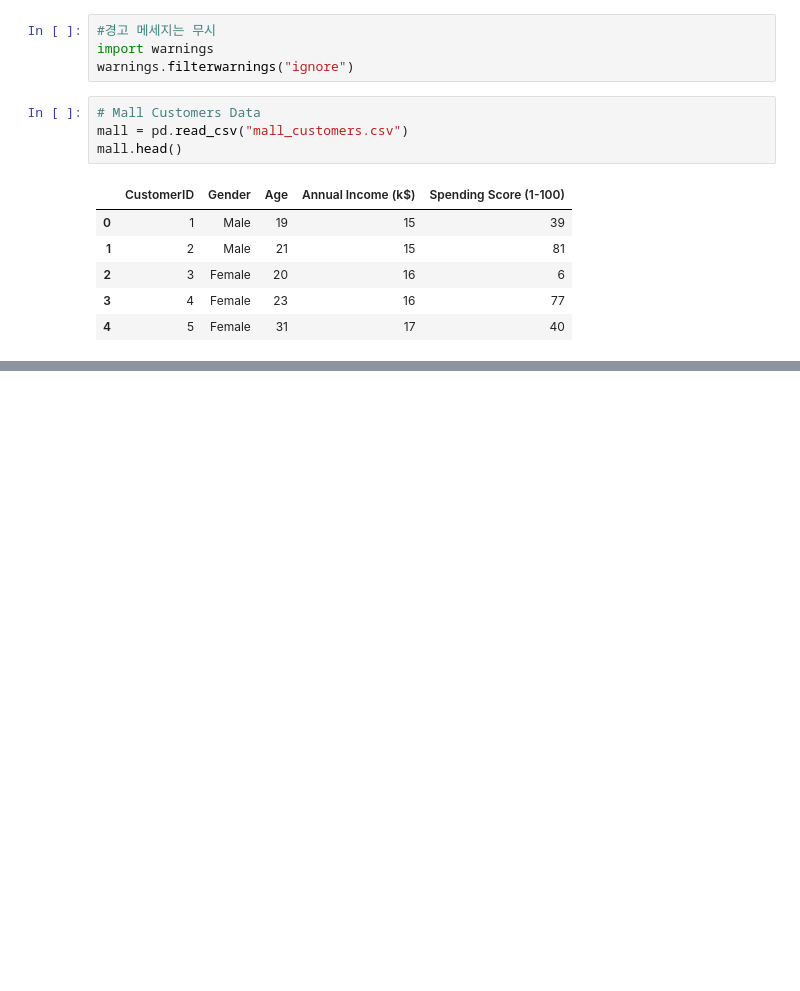
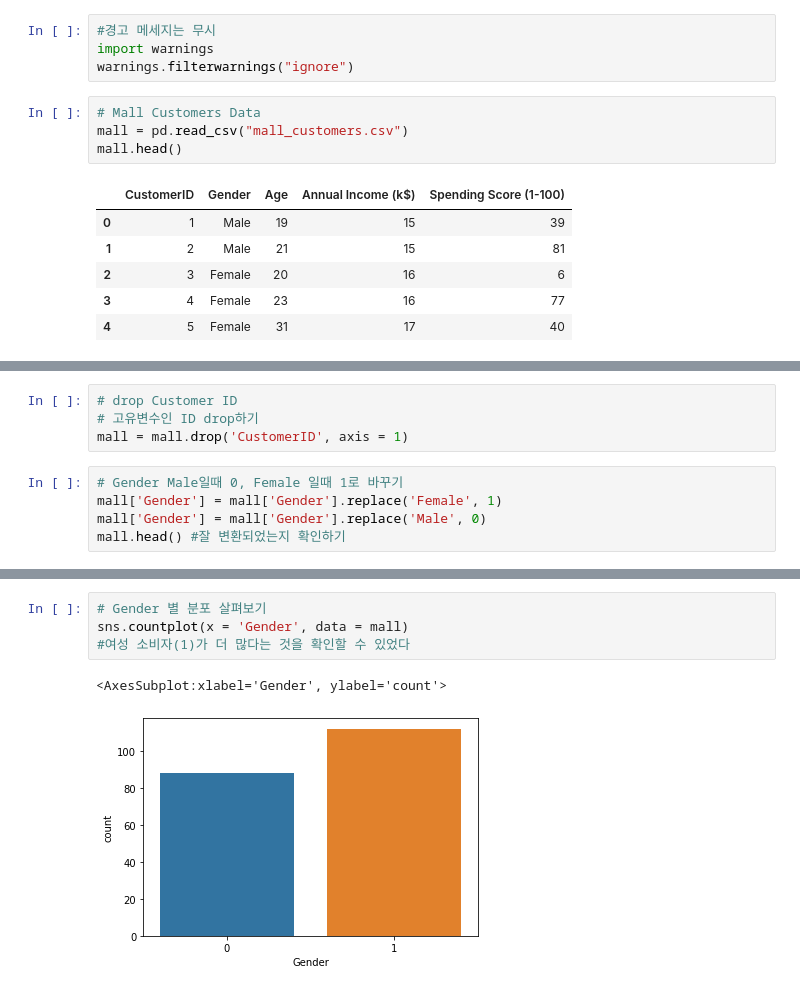
Before and after one commit to Taehee-K/ToBigs15, a Jupyter notebook: Week3/week3_KNN & Clustering/assignment2.ipynb, the cells around one changed output, grey strips where cells are left out. Drawn from its saved outputs; the diff is of its cells as text; blank space fills up the shorter version.

```diff
--- a/Week3/week3_KNN & Clustering/assignment2.ipynb
+++ b/Week3/week3_KNN & Clustering/assignment2.ipynb
@@ -25,0 +38,9 @@ mall.head()
+# %%
+# drop Customer ID
+# 고유변수인 ID drop하기
+mall = mall.drop('CustomerID', axis = 1)
+# %%
+# Gender Male일때 0, Female 일때 1로 바꾸기
+mall['Gender'] = mall['Gender'].replace('Female', 1)
+mall['Gender'] = mall['Gender'].replace('Male', 0)
+mall.head() #잘 변환되었는지 확인하기
@@ -25,0 +54,7 @@ mall.head()
+# %%
+# Gender 별 분포 살펴보기
+sns.countplot(x = 'Gender', data = mall)
+#여성 소비자(1)가 더 많다는 것을 확인할 수 있었다
+# %% [output]
+<AxesSubplot:xlabel='Gender', ylabel='count'>
+[figure, added]
```
Also changed, not shown: parts of 34 cells of this notebook, 1 other file.
